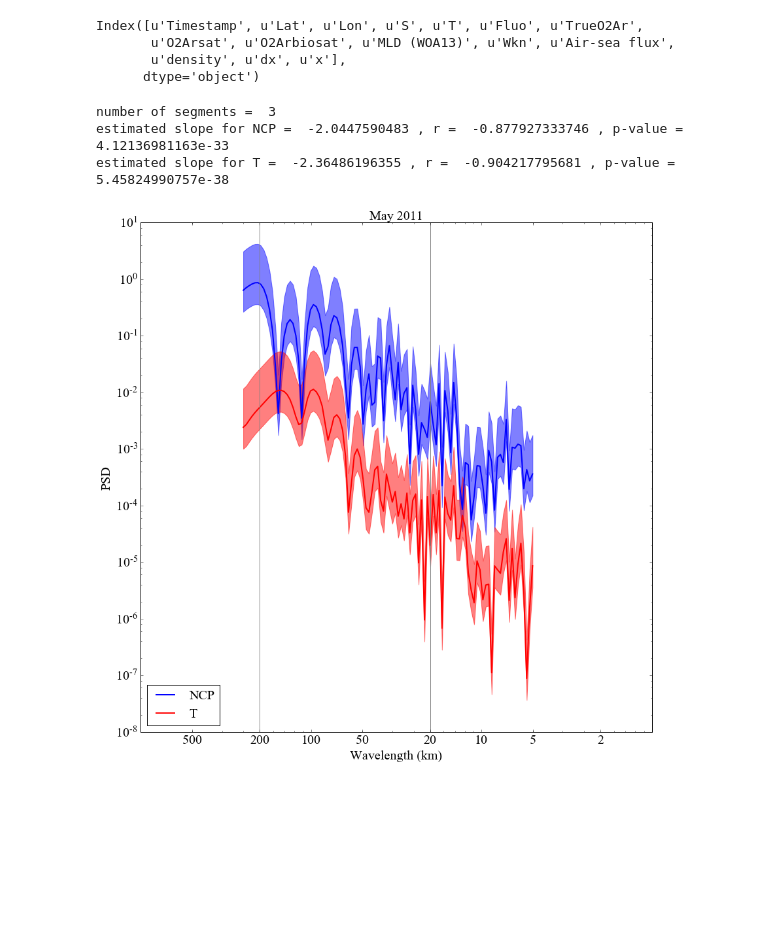
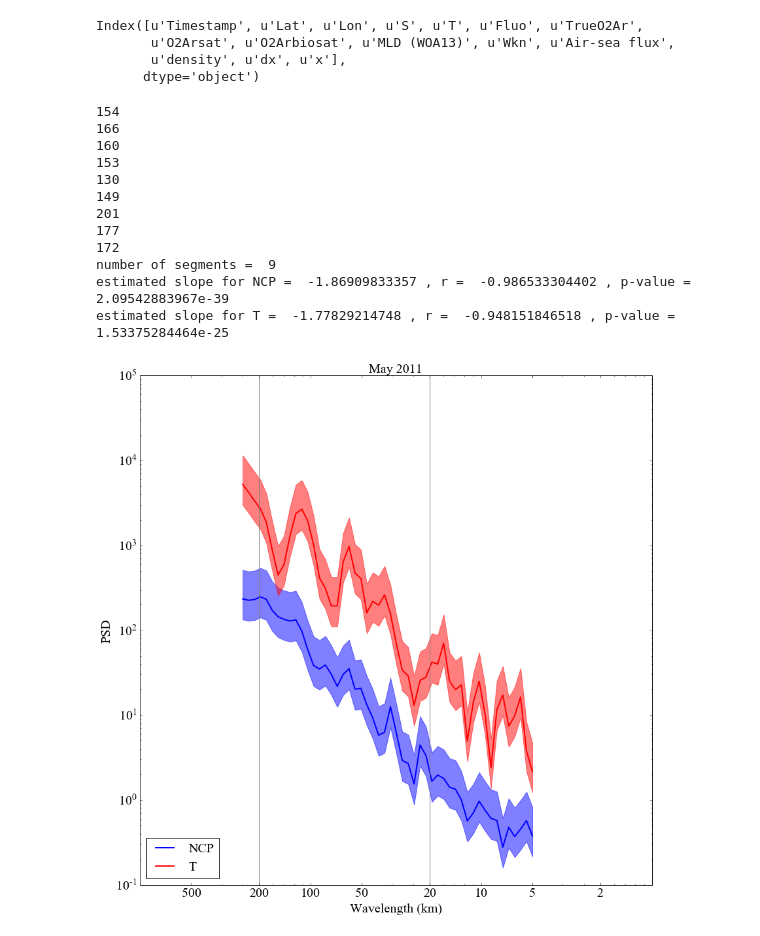
Before and after one commit to sophieclayton/kuroshio_productivity, a Jupyter notebook: NCP_spectra.ipynb, the cells around one changed output. Saved outputs shown, nothing was run; the diff lists cells and outputs as text; code cells hidden in the pictures; blank space fills up the shorter version.

```diff
--- a/NCP_spectra.ipynb
+++ b/NCP_spectra.ipynb
@@ -45,7 +45,7 @@ def bin(pgram, periods, bins, bin_mid):
 # %%
 # import data
 
-maxlon = 151
+maxlon = 161
 minlon = 139
 
 Tok1 = pd.read_csv(r'/Users/sclayton/Google Drive/o2ar_data/Tokyo1_vSept16.csv', sep = ',')
@@ -74,7 +74,10 @@ Index([u'Timestamp', u'Lat', u'Lon', u'S', u'T', u'Fluo', u'TrueO2Ar',
 
 M = 500;
 
-nout = 100 # number of frequency-space points at which to calculate the signal strength (output)
+n = 0
+ll = 0
+
+nout = 50 # number of frequency-space points at which to calculate the signal strength (output)
 periods = 10**(np.linspace(0.7, np.log10(M/2), nout))
 freqs = 1.0 / periods
 angular_freqs = 2 * np.pi * freqs
@@ -85,15 +88,31 @@ N = np.max(Tok1['x'].values) - np.min(Tok1['x'].values)
 
 Tok1['nx'] = Tok1['x'] - np.min(Tok1['x'].values)
 
-for n in range(np.int(N/M)):
-    data = Tok1[(Tok1['nx']>n*M) & (Tok1['nx']<M*(n+1))]
-    pgram =+ lombscargle(data['x'].values, (data['Air-sea flux'].values-data['Air-sea flux'].mean())*np.hanning(len(data)), angular_freqs)
-    pgramT =+ lombscargle(data['x'].values, (data['T'].values-data['T'].mean())*np.hanning(len(data)), angular_freqs)
+pgram = np.zeros(nout)
+pgramT = np.zeros(nout)
 
-pgram = pgram/N
-pgramT = pgramT/N
+while n < (N - M):
 
-nu = 2*(np.int(N/M))
+    data = Tok1[(Tok1['nx']>=n) & (Tok1['nx']<n+M)]
+    print len(data)
+    # get linear trend
+    m, c, rR, p, std_err = ss.linregress(data['nx'].values, data['Air-sea flux'].values)
+    trend = m*data['nx'].values + c
+
+    mT,cT, rR, p, std_err = ss.linregress(data['nx'], data['T'])
+    trendT = m*data['nx'].values + c
+
+
+    pgram += lombscargle(data['nx'].values, (data['Air-sea flux'].values-trend)*np.hanning(len(data)), angular_freqs)
+    pgramT += lombscargle(data['nx'].values, (data['T'].values-trendT)*np.hanning(len(data)), angular_freqs)
+
+    n += M/2
+    ll += 1
+
+pgram = pgram/ll
+pgramT = pgramT/ll
+
+nu = 2*(ll)
 err_high = nu/ss.chi2.ppf(0.05/2, nu)
 err_low = nu/ss.chi2.ppf(1-0.05/2, nu)
 
@@ -114,38 +133,47 @@ plt.xscale('log')
 
 
 plt.ylabel('PSD', fontsize = 20)
 plt.xlabel('Wavelength (km)', fontsize = 20)
 plt.xticks(1./np.array([500, 200, 100, 50, 20, 10, 5, 2]), [500, 200, 100, 50, 20, 10, 5, 2])
 
 plt.axvline(1./200, color = 'grey')
 plt.axvline(1./20, color = 'grey')
 
 
 plt.title('May 2011',fontsize = 20)
 
-print 'number of segments = ',np.int(N/M)
+print 'number of segments = ',ll
 
 A = np.vstack([np.log10(1./periods), np.ones(len(periods))]).T
 
 #m, c = np.linalg.lstsq(A, np.log10(pgram))[0]
 m,c, r, p, std_err = ss.linregress(np.log10(1./periods),np.log10(pgram))
 
 #mT, c = np.linalg.lstsq(A, np.log10(pgramT))[0]
 mT,cT, rT, pT, std_errT = ss.linregress(np.log10(1./periods),np.log10(pgramT))
 
 print 'estimated slope for NCP = ', m, ', r = ', r, ', p-value = ', p
 print 'estimated slope for T = ', mT, ', r = ', rT, ', p-value = ', pT
 
 #plt.loglog(1./periods, ((1./periods)**mT)/50000000, 'r')
 #plt.loglog(1./periods, ((1./periods)**m)/500000, 'b')
 plt.show()
 
 #fig1.savefig('../figures/NCP_T_spectra_May11.png', bbox_inches='tight', dpi=600)
 # %% [output]
-number of segments =  3
-estimated slope for NCP =  -2.0447590483 , r =  -0.877927333746 , p-value =  4.12136981163e-33
-estimated slope for T =  -2.36486196355 , r =  -0.904217795681 , p-value =  5.45824990757e-38
+154
+166
+160
+153
+130
+149
+201
+177
+172
+number of segments =  9
+estimated slope for NCP =  -1.86909833357 , r =  -0.986533304402 , p-value =  2.09542883967e-39
+estimated slope for T =  -1.77829214748 , r =  -0.948151846518 , p-value =  1.53375284464e-25
-[figure, old version]
+[figure, new version]
 # %%
 # Lomb-Scargle periodogram
 
```
Also changed, not shown: parts of 2 cells of this notebook.
